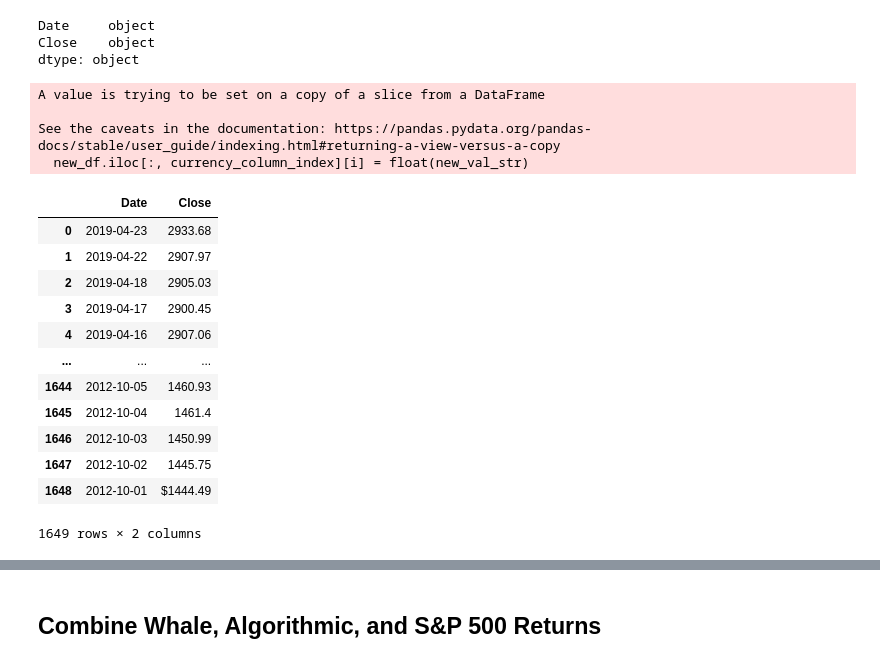
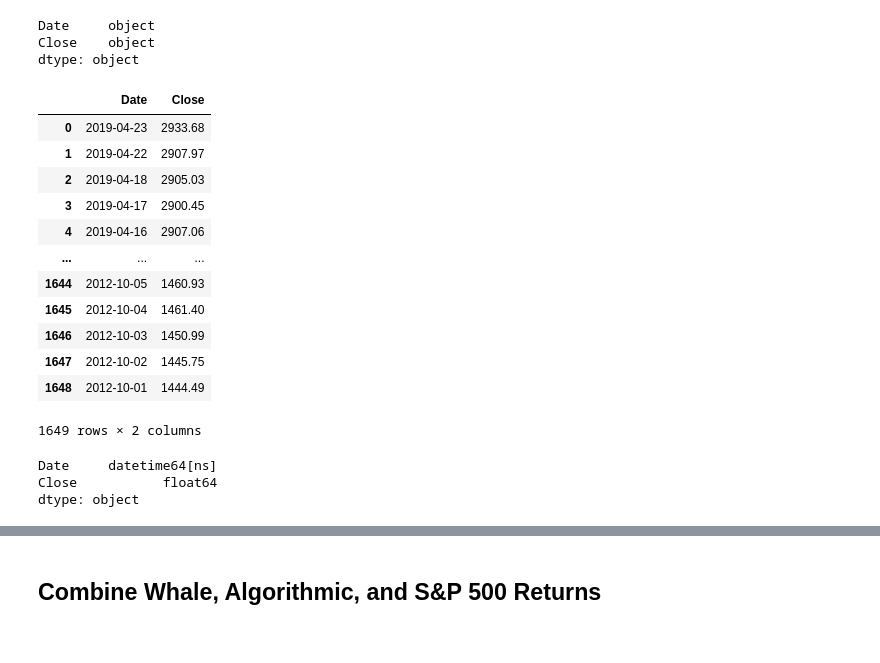
Before and after one commit to Alacrity01/pandas-homework, a Jupyter notebook: whale_analysis.ipynb, the cells around one changed output, grey strips where cells are left out. Drawn from its saved outputs; the diff is of its cells as text; code cells hidden in the pictures.

```diff
--- a/whale_analysis.ipynb
+++ b/whale_analysis.ipynb
@@ -154,8 +158,8 @@ Read the S&P 500 historic closing prices and create a new daily returns DataFram
 # %%
 # Reading S&P 500 Closing Prices
 sp500_history_csv = Path("Resources/sp500_history.csv")
-sp500_history = pd.read_csv(sp500_history_csv)
-sp500_history
+sp500 = pd.read_csv(sp500_history_csv)
+sp500
 # %% [output]
 |  | Date | Close |
 | 0 | 23-Apr-19 | $2933.68 |
@@ -177,31 +181,3 @@ sp500_history.dtypes
 Date     object
 Close    object
 dtype: object
-# %%
-# Fix Data Types (date)
-# def fix_date(df, 'Date'):
-#     df['Date'] = df['Date'].astype('datetime64')
-#     return df
-date = 'Date'
-currency_column_index = 1
-
-fix_date(sp500_history, date)#.dtypes
-fix_currency(sp500_history,currency_column_index)
-# %% [output]
-A value is trying to be set on a copy of a slice from a DataFrame
-
-See the caveats in the documentation: https://pandas.pydata.org/pandas-docs/stable/user_guide/indexing.html#returning-a-view-versus-a-copy
-  new_df.iloc[:, currency_column_index][i] = float(new_val_str)
-|  | Date | Close |
-| 0 | 2019-04-23 | 2933.68 |
-| 1 | 2019-04-22 | 2907.97 |
-| 2 | 2019-04-18 | 2905.03 |
-| 3 | 2019-04-17 | 2900.45 |
-| 4 | 2019-04-16 | 2907.06 |
-| ... | ... | ... |
-| 1644 | 2012-10-05 | 1460.93 |
-| 1645 | 2012-10-04 | 1461.4 |
-| 1646 | 2012-10-03 | 1450.99 |
-| 1647 | 2012-10-02 | 1445.75 |
-| 1648 | 2012-10-01 | $1444.49 |
-1649 rows × 2 columns
@@ -221,0 +184,44 @@ See the caveats in the documentation: https://pandas.pydata.org/pandas-docs/stab
+# %%
+# Fix Data Types (date)
+def fix_date(df,date_column):
+    df[date_column] = df[date_column].astype('datetime64')
+    return df
+
+def fix_currency(df,column_index):
+    for i in range(len(df)):
+        val = df.iloc[:, column_index][i]
+        new_val = val.replace('$','')
+        df.iloc[:, column_index][i] = new_val
+        i += 1
+    return df
+
+def fix_datatype(df,column,datatype):
+    df[column] = df[column].astype(datatype)
+    return df
+
+date = 'Date'
+fix_date(sp500, date)
+
+currency_column_index = 1
+fix_currency(sp500,currency_column_index)
+fix_datatype(sp500,'Close','float64')
+# %% [output]
+|  | Date | Close |
+| 0 | 2019-04-23 | 2933.68 |
+| 1 | 2019-04-22 | 2907.97 |
+| 2 | 2019-04-18 | 2905.03 |
+| 3 | 2019-04-17 | 2900.45 |
+| 4 | 2019-04-16 | 2907.06 |
+| ... | ... | ... |
+| 1644 | 2012-10-05 | 1460.93 |
+| 1645 | 2012-10-04 | 1461.40 |
+| 1646 | 2012-10-03 | 1450.99 |
+| 1647 | 2012-10-02 | 1445.75 |
+| 1648 | 2012-10-01 | 1444.49 |
+1649 rows × 2 columns
+# %%
+sp500.dtypes # check that correction was successful
+# %% [output]
+Date     datetime64[ns]
+Close           float64
+dtype: object
```
Also changed, not shown: parts of 9 cells of this notebook, 1 other file.
